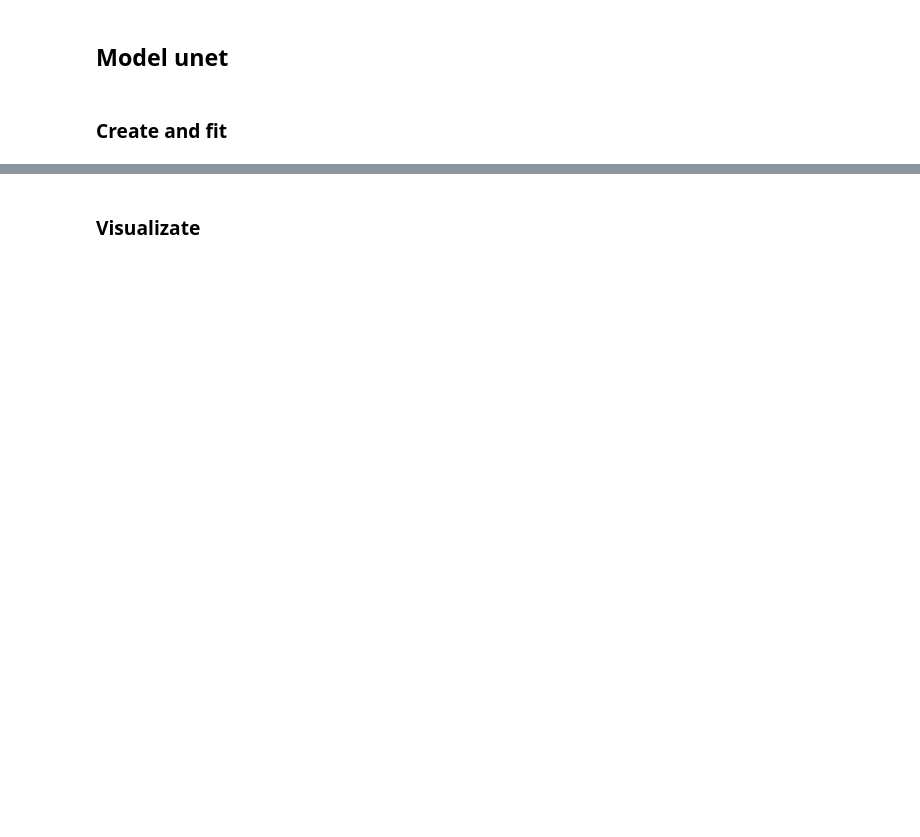
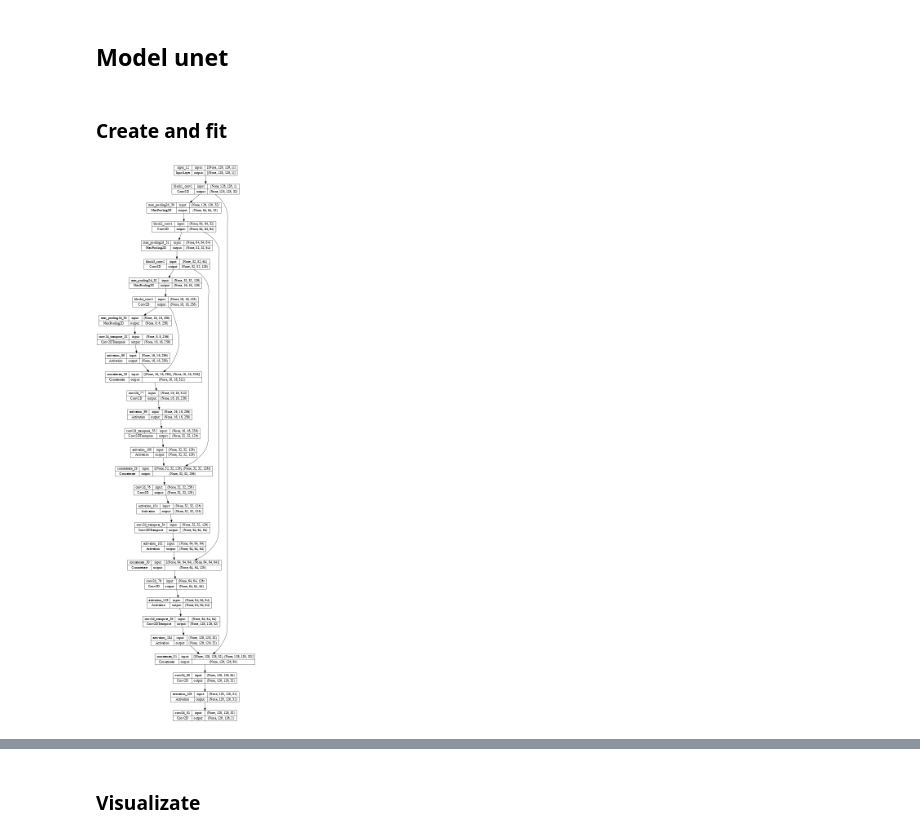
Before and after one commit to NikolaevMikhailRoma/gprMax_project, a Jupyter notebook: ML.ipynb, the cells around one changed output, grey strips where cells are left out. Saved outputs shown, nothing was run; the diff lists cells and outputs as text; code cells hidden in the pictures; blank space fills up the shorter version.

```diff
--- a/ML.ipynb
+++ b/ML.ipynb
@@ -492,7 +494,9 @@ def unet(input_shape,
   return model
 # %%
 model_unet = unet((IMG_WIDTH, IMG_HEIGHT, 1), GEOM_CHANNELS)
-# utils.plot_model(model_unet, show_shapes=True, dpi=40)
+utils.plot_model(model_unet, show_shapes=True, dpi=40)
+# %% [output]
+[figure, added]
 # %%
 reduceLROnPlateau = ReduceLROnPlateau(monitor='mae',
                                       factor=0.1,
```
Also changed, not shown: parts of 64 cells of this notebook.
